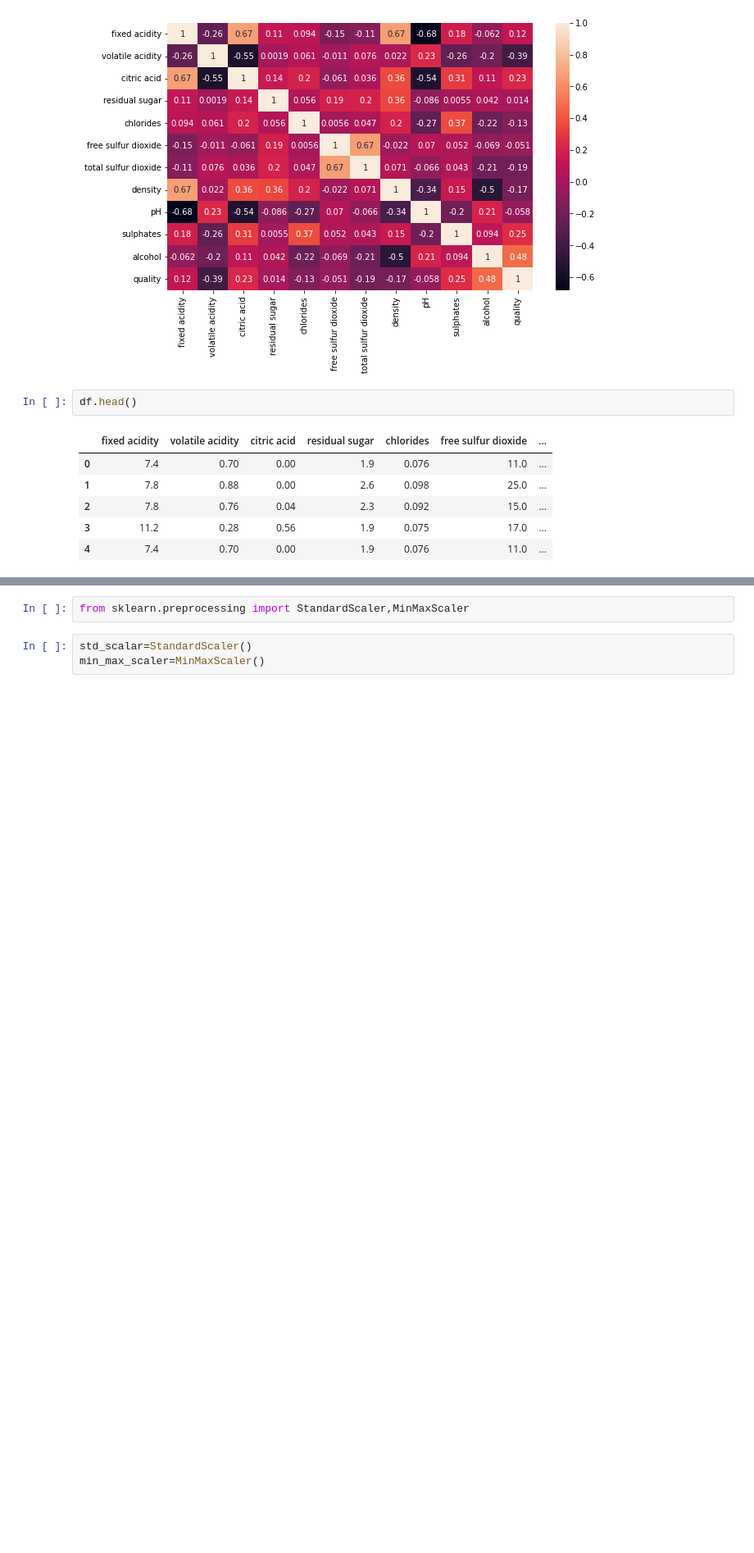
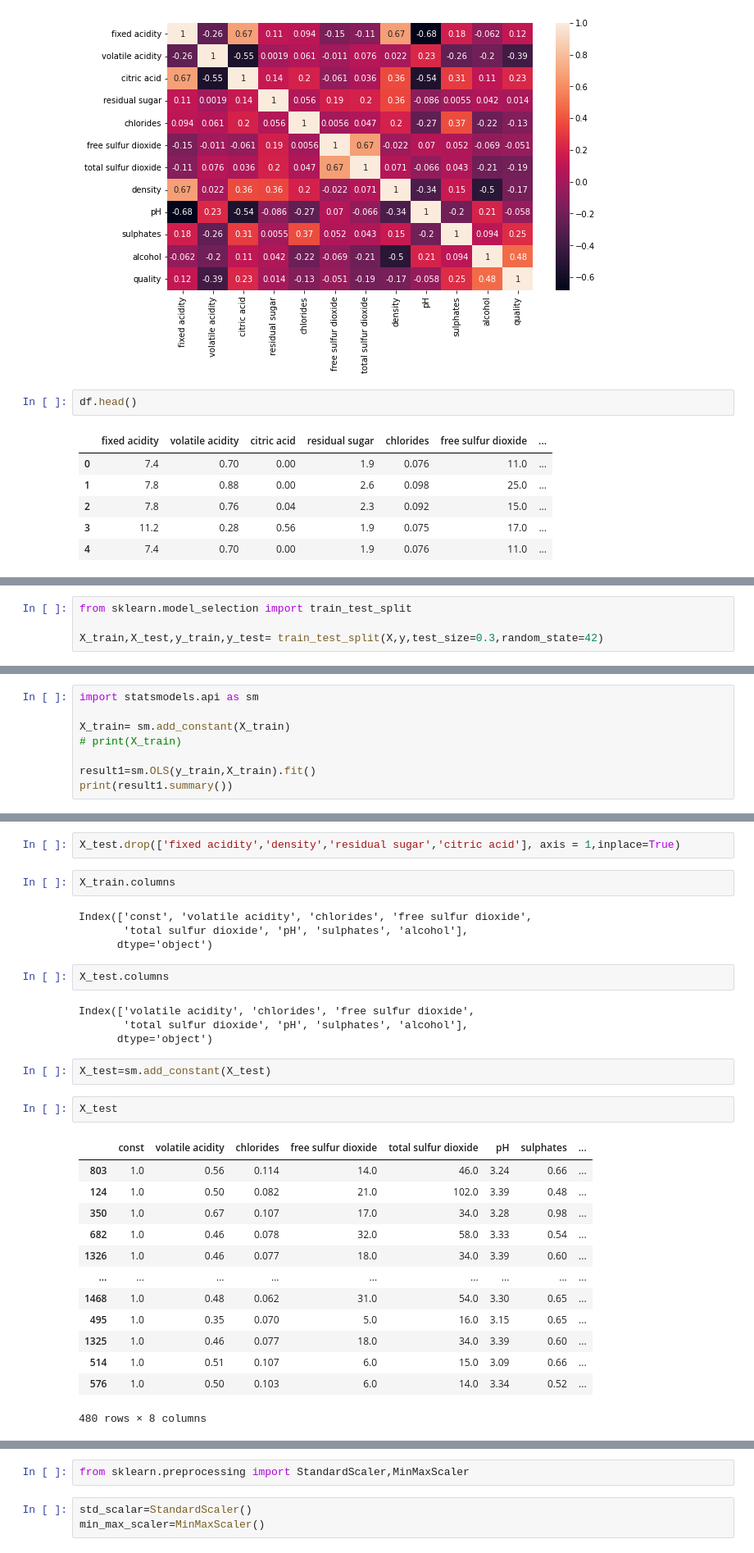
Before and after one commit to SwatiBGupta1110/ML_Regression, a Jupyter notebook: Red_Wine_Regression_Analysis.ipynb, the cells around one changed output, grey strips where cells are left out. Shown at 82% size. Cells and saved outputs as stored; diff of their text form; blank space fills up the shorter version.

```diff
--- a/Red_Wine_Regression_Analysis.ipynb
+++ b/Red_Wine_Regression_Analysis.ipynb
@@ -97,0 +135,4 @@ df.head()
+# %%
+from sklearn.model_selection import train_test_split
+
+X_train,X_test,y_train,y_test= train_test_split(X,y,test_size=0.3,random_state=42)
@@ -97,0 +156,8 @@ df.head()
+# %%
+import statsmodels.api as sm
+
+X_train= sm.add_constant(X_train)
+# print(X_train)
+
+result1=sm.OLS(y_train,X_train).fit()
+print(result1.summary())
@@ -97,0 +339,32 @@ df.head()
+# %%
+X_test.drop(['fixed acidity','density','residual sugar','citric acid'], axis = 1,inplace=True)
+# %%
+X_train.columns
+# %% [output]
+Index(['const', 'volatile acidity', 'chlorides', 'free sulfur dioxide',
+       'total sulfur dioxide', 'pH', 'sulphates', 'alcohol'],
+      dtype='object')
+# %%
+X_test.columns
+# %% [output]
+Index(['volatile acidity', 'chlorides', 'free sulfur dioxide',
+       'total sulfur dioxide', 'pH', 'sulphates', 'alcohol'],
+      dtype='object')
+# %%
+X_test=sm.add_constant(X_test)
+# %%
+X_test
+# %% [output]
+|  | const | volatile acidity | chlorides | free sulfur dioxide | total sulfur dioxide | pH | sulphates | ... |
+| 803 | 1.0 | 0.56 | 0.114 | 14.0 | 46.0 | 3.24 | 0.66 | ... |
+| 124 | 1.0 | 0.50 | 0.082 | 21.0 | 102.0 | 3.39 | 0.48 | ... |
+| 350 | 1.0 | 0.67 | 0.107 | 17.0 | 34.0 | 3.28 | 0.98 | ... |
+| 682 | 1.0 | 0.46 | 0.078 | 32.0 | 58.0 | 3.33 | 0.54 | ... |
+| 1326 | 1.0 | 0.46 | 0.077 | 18.0 | 34.0 | 3.39 | 0.60 | ... |
+| ... | ... | ... | ... | ... | ... | ... | ... | ... |
+| 1468 | 1.0 | 0.48 | 0.062 | 31.0 | 54.0 | 3.30 | 0.65 | ... |
+| 495 | 1.0 | 0.35 | 0.070 | 5.0 | 16.0 | 3.15 | 0.65 | ... |
+| 1325 | 1.0 | 0.46 | 0.077 | 18.0 | 34.0 | 3.39 | 0.60 | ... |
+| 514 | 1.0 | 0.51 | 0.107 | 6.0 | 15.0 | 3.09 | 0.66 | ... |
+| 576 | 1.0 | 0.50 | 0.103 | 6.0 | 14.0 | 3.34 | 0.52 | ... |
+480 rows × 8 columns
```
Also changed, not shown: parts of 31 cells of this notebook.
